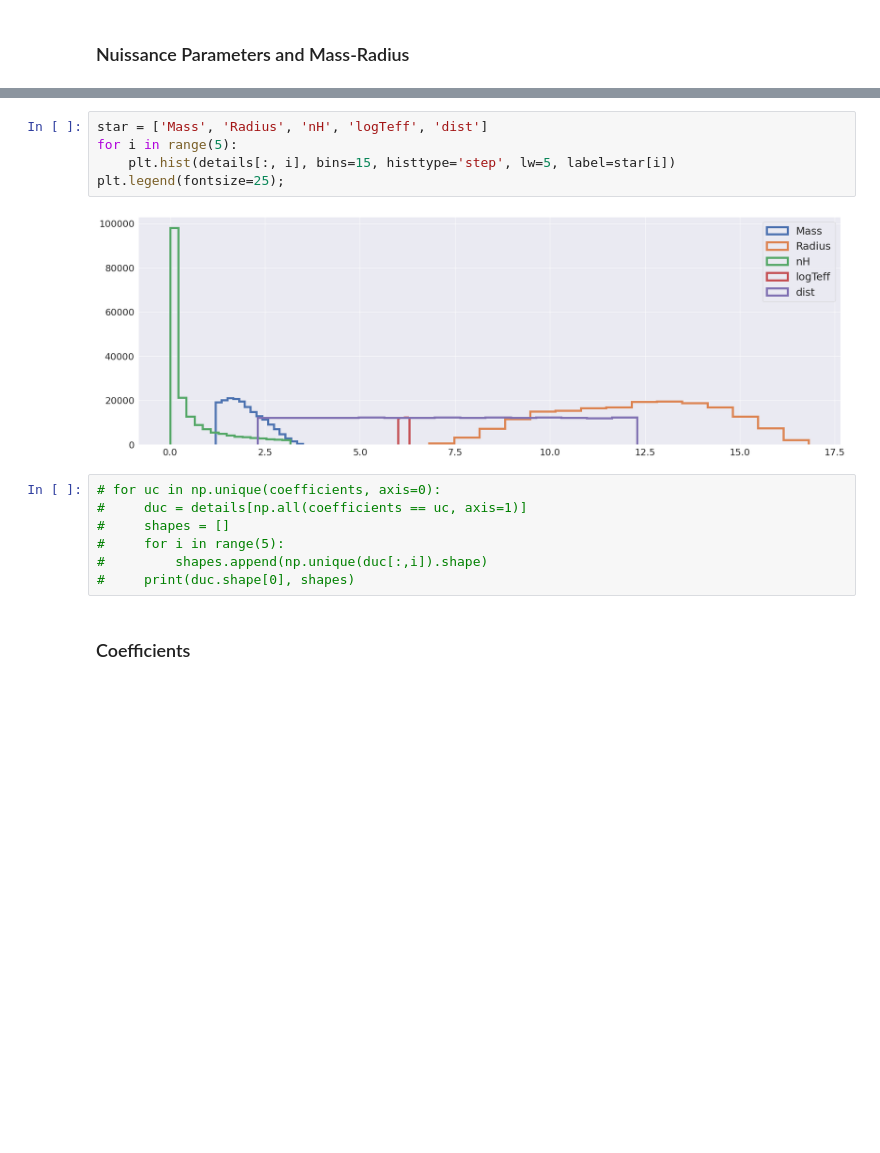
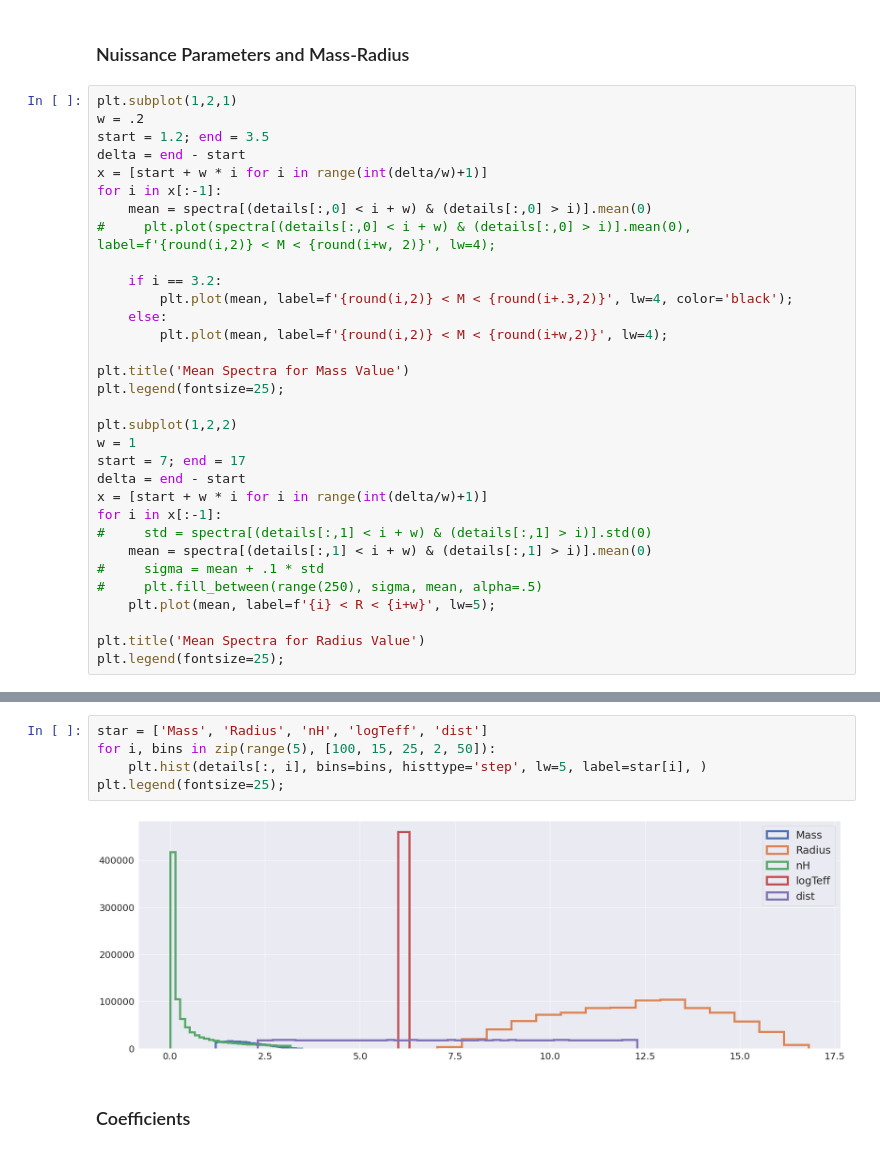
Before and after one commit to jordanott/NeutronStars, a Jupyter notebook: Notebooks/EDA.ipynb, the cells around one changed output, grey strips where cells are left out. Drawn from its saved outputs; the diff is of its cells as text; blank space fills up the shorter version.

```diff
--- a/Notebooks/EDA.ipynb
+++ b/Notebooks/EDA.ipynb
@@ -62,2 +62,34 @@ plt.legend(fontsize=25);
 # %% [markdown]
 ### Nuissance Parameters and Mass-Radius
+# %%
+plt.subplot(1,2,1)
+w = .2
+start = 1.2; end = 3.5
+delta = end - start
+x = [start + w * i for i in range(int(delta/w)+1)]
+for i in x[:-1]:
+    mean = spectra[(details[:,0] < i + w) & (details[:,0] > i)].mean(0)
+#     plt.plot(spectra[(details[:,0] < i + w) & (details[:,0] > i)].mean(0), label=f'{round(i,2)} < M < {round(i+w, 2)}', lw=4);
+
+    if i == 3.2:
+        plt.plot(mean, label=f'{round(i,2)} < M < {round(i+.3,2)}', lw=4, color='black');
+    else:
+        plt.plot(mean, label=f'{round(i,2)} < M < {round(i+w,2)}', lw=4);
+
+plt.title('Mean Spectra for Mass Value')
+plt.legend(fontsize=25);
+
+plt.subplot(1,2,2)
+w = 1
+start = 7; end = 17
+delta = end - start
+x = [start + w * i for i in range(int(delta/w)+1)]
+for i in x[:-1]:
+#     std = spectra[(details[:,1] < i + w) & (details[:,1] > i)].std(0)
+    mean = spectra[(details[:,1] < i + w) & (details[:,1] > i)].mean(0)
+#     sigma = mean + .1 * std
+#     plt.fill_between(range(250), sigma, mean, alpha=.5)
+    plt.plot(mean, label=f'{i} < R < {i+w}', lw=5);
+
+plt.title('Mean Spectra for Radius Value')
+plt.legend(fontsize=25);
@@ -64,17 +163,10 @@ plt.legend(fontsize=25);
 # %%
 star = ['Mass', 'Radius', 'nH', 'logTeff', 'dist']
-for i in range(5):
-    plt.hist(details[:, i], bins=15, histtype='step', lw=5, label=star[i])
+for i, bins in zip(range(5), [100, 15, 25, 2, 50]):
+    plt.hist(details[:, i], bins=bins, histtype='step', lw=5, label=star[i], )
 plt.legend(fontsize=25);
 # %% [output]
-[figure, old version]
+[figure, new version]
-# %%
-# for uc in np.unique(coefficients, axis=0):
-#     duc = details[np.all(coefficients == uc, axis=1)]
-#     shapes = []
-#     for i in range(5):
-#         shapes.append(np.unique(duc[:,i]).shape)
-#     print(duc.shape[0], shapes)
 # %% [markdown]
 ### Coefficients
 # %%
```
Also changed, not shown: parts of 15 cells of this notebook, 2 other files.
